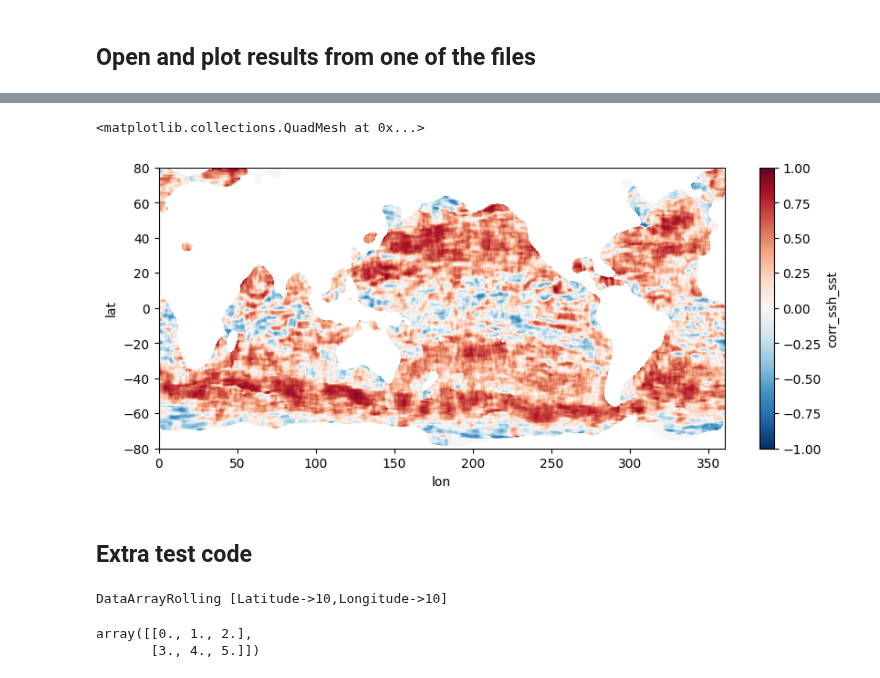
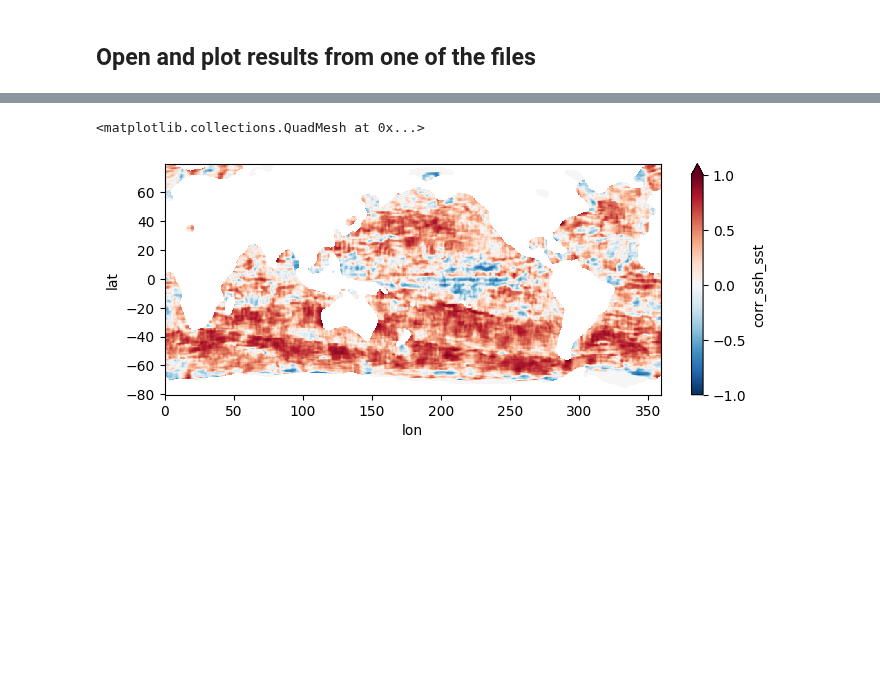
Before and after one commit to DeanHenze/cloud_earthdata, a Jupyter notebook: sst-ssh_corrmap_dask/ssh_sst_correlation_dean.ipynb, the cells around one changed output, grey strips where cells are left out. Drawn from its saved outputs; the diff is of its cells as text; code cells hidden in the pictures; blank space fills up the shorter version.

```diff
--- a/sst-ssh_corrmap_dask/ssh_sst_correlation_dean.ipynb
+++ b/sst-ssh_corrmap_dask/ssh_sst_correlation_dean.ipynb
@@ -474,7 +460,5 @@ Data variables:
 # %%
-testfile["corr_ssh_sst"].plot(figsize=(10,4), vmin=-1, vmax=1, cmap='RdBu_r')
+testfile["corr_ssh_sst"].plot(figsize=(8,3), vmin=-1, vmax=1, cmap='RdBu_r')
 # %% [output]
 <matplotlib.collections.QuadMesh at 0x...>
-[figure, old version]
+[figure, new version]
-# %% [markdown]
-## Extra test code
@@ -484,10 +464,0 @@ def testfunc(da)
-# %%
-sla.rolling(dim={'Latitude':10, 'Longitude':10})
-# %% [output]
-DataArrayRolling [Latitude->10,Longitude->10]
-# %%
-data = np.array(np.arange(6).reshape(2, 3),dtype="float64")
-data
-# %% [output]
-array([[0., 1., 2.],
-       [3., 4., 5.]])
```
Also changed, not shown: parts of 28 cells of this notebook.
